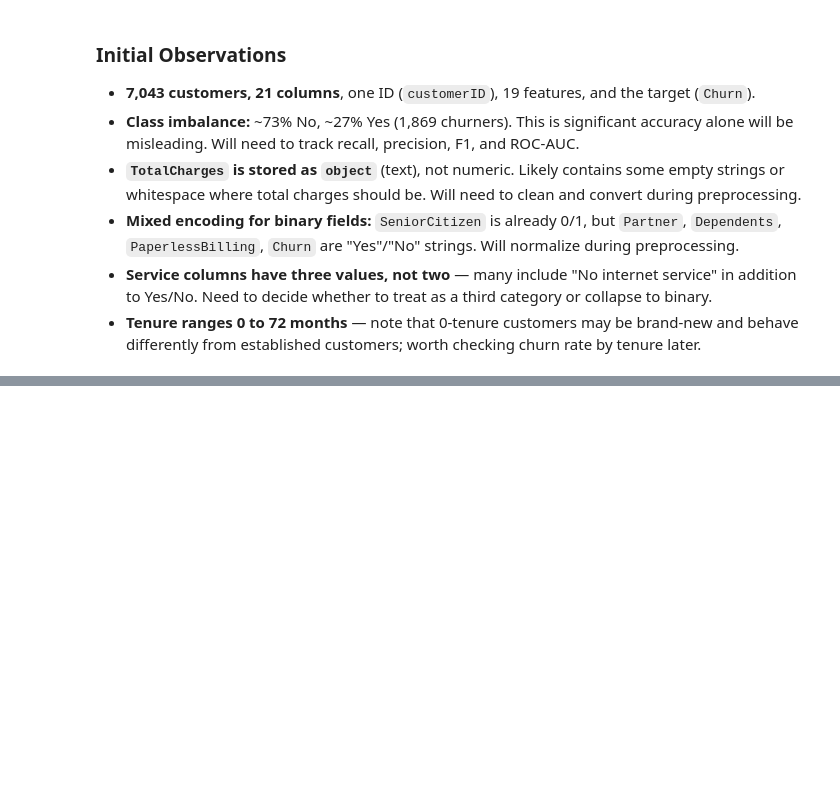
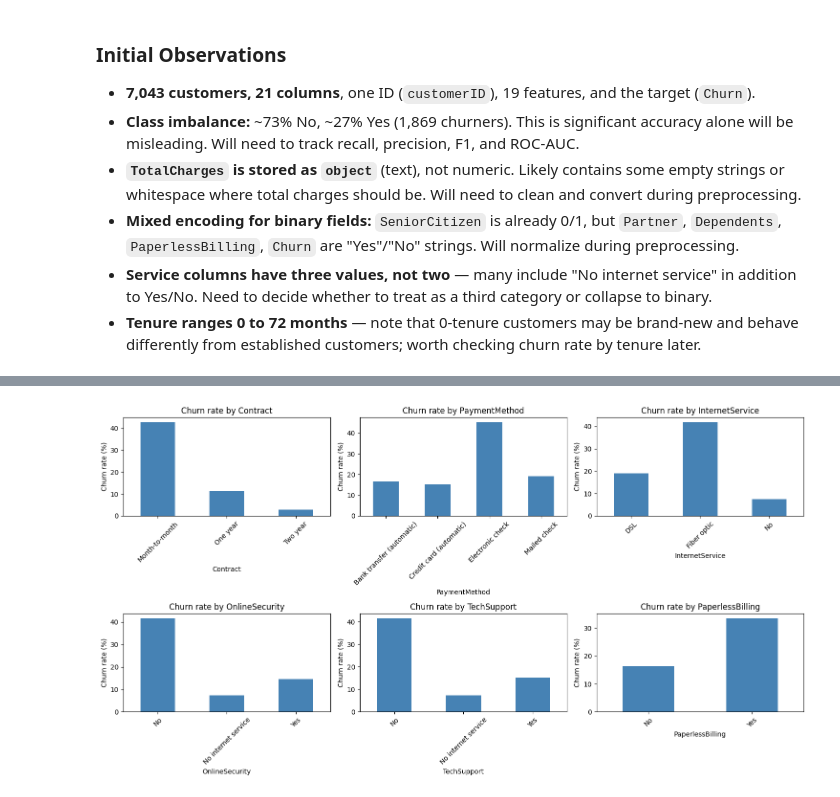
Before and after one commit to ZakkiShah5/telco-churn-prediction, a Jupyter notebook: notebooks/01_eda_modeling.ipynb, the cells around one changed output, grey strips where cells are left out. Drawn from its saved outputs; the diff is of its cells as text; code cells hidden in the pictures; blank space fills up the shorter version.

```diff
--- a/notebooks/01_eda_modeling.ipynb
+++ b/notebooks/01_eda_modeling.ipynb
@@ -58,0 +78,19 @@ Name: proportion, dtype: float64
+# %%
+cat_cols = ['Contract', 'PaymentMethod', 'InternetService',
+            'OnlineSecurity', 'TechSupport', 'PaperlessBilling']
+
+fig, axes = plt.subplots(2, 3, figsize=(15, 8))
+axes = axes.flatten()
+
+
+for i, col in enumerate(cat_cols):
+    churn_rate = df.groupby(col)['Churn'].apply(lambda x: (x == 'Yes').mean() * 100)
+    churn_rate.plot(kind='bar', ax=axes[i], color='steelblue')
+    axes[i].set_title(f'Churn rate by {col}')
+    axes[i].set_ylabel('Churn rate (%)')
+    axes[i].tick_params(axis='x', rotation=45)
+
+plt.tight_layout()
+plt.show()
+# %% [output]
+[figure, added]
```
Also changed, not shown: parts of 5 cells of this notebook, 1 other file.
